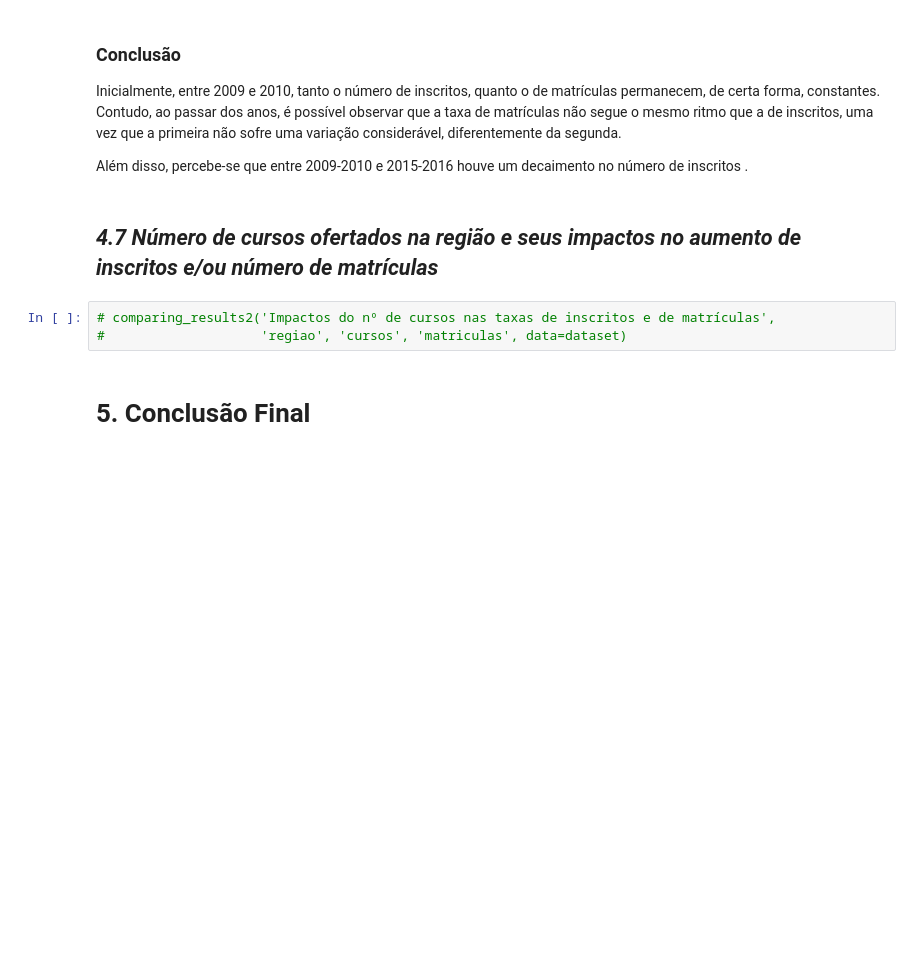
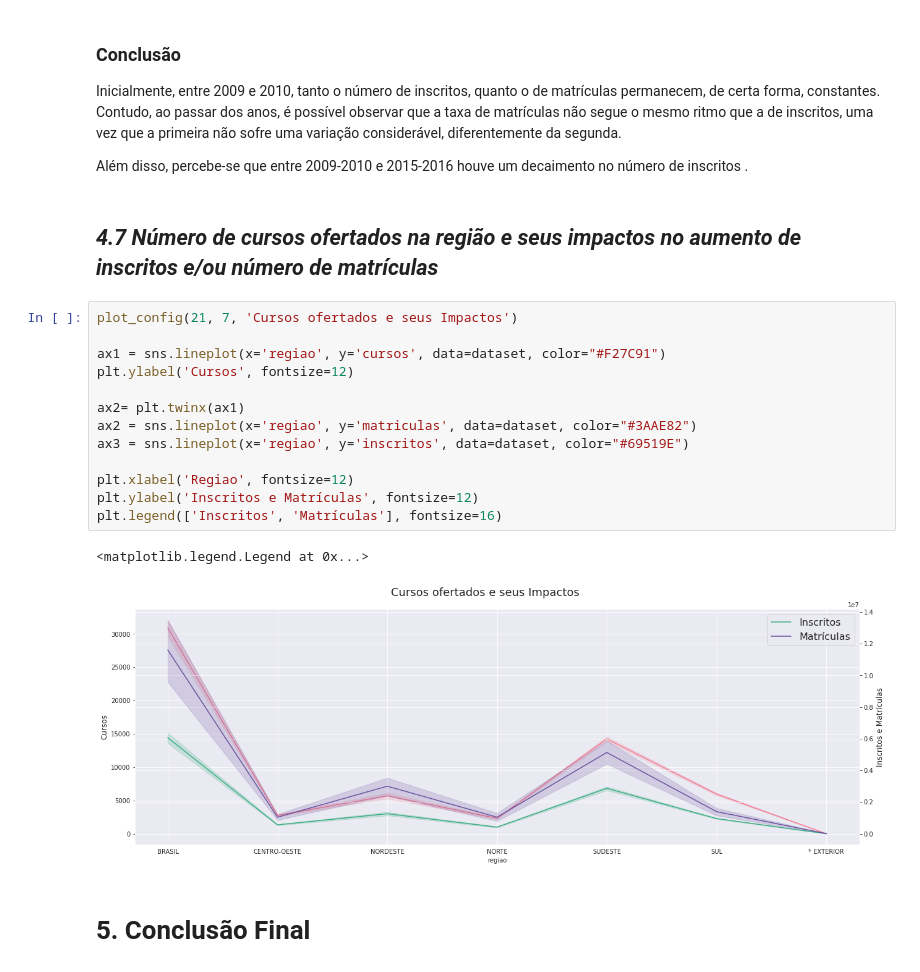
Before and after one commit to strawndri/Edutech-projeto_final, a Jupyter notebook: Notebooks/analise_de_dados.ipynb, the cells around one changed output. Cells and saved outputs as stored; diff of their text form; blank space fills up the shorter version.

```diff
--- a/Notebooks/analise_de_dados.ipynb
+++ b/Notebooks/analise_de_dados.ipynb
@@ -314,9 +314,22 @@ Inicialmente, entre 2009 e 2010, tanto o número de inscritos, quanto o de matr
 Além disso, percebe-se que entre 2009-2010 e 2015-2016 houve um decaimento no número de inscritos .
 # %% [markdown]
 ## *4.7 Número de cursos ofertados na região e seus impactos no aumento de inscritos e/ou número de matrículas*
-# %%
-# comparing_results2('Impactos do nº de cursos nas taxas de inscritos e de matrículas',
-#                    'regiao', 'cursos', 'matriculas', data=dataset)
+# %%
+plot_config(21, 7, 'Cursos ofertados e seus Impactos')
+
+ax1 = sns.lineplot(x='regiao', y='cursos', data=dataset, color="#F27C91")
+plt.ylabel('Cursos', fontsize=12)
+
+ax2= plt.twinx(ax1)
+ax2 = sns.lineplot(x='regiao', y='matriculas', data=dataset, color="#3AAE82")
+ax3 = sns.lineplot(x='regiao', y='inscritos', data=dataset, color="#69519E")
+
+plt.xlabel('Regiao', fontsize=12)
+plt.ylabel('Inscritos e Matrículas', fontsize=12)
+plt.legend(['Inscritos', 'Matrículas'], fontsize=16)
+# %% [output]
+<matplotlib.legend.Legend at 0x...>
+[figure, added]
 # %% [markdown]
 # **5. Conclusão Final**
 # %% [markdown]
```
